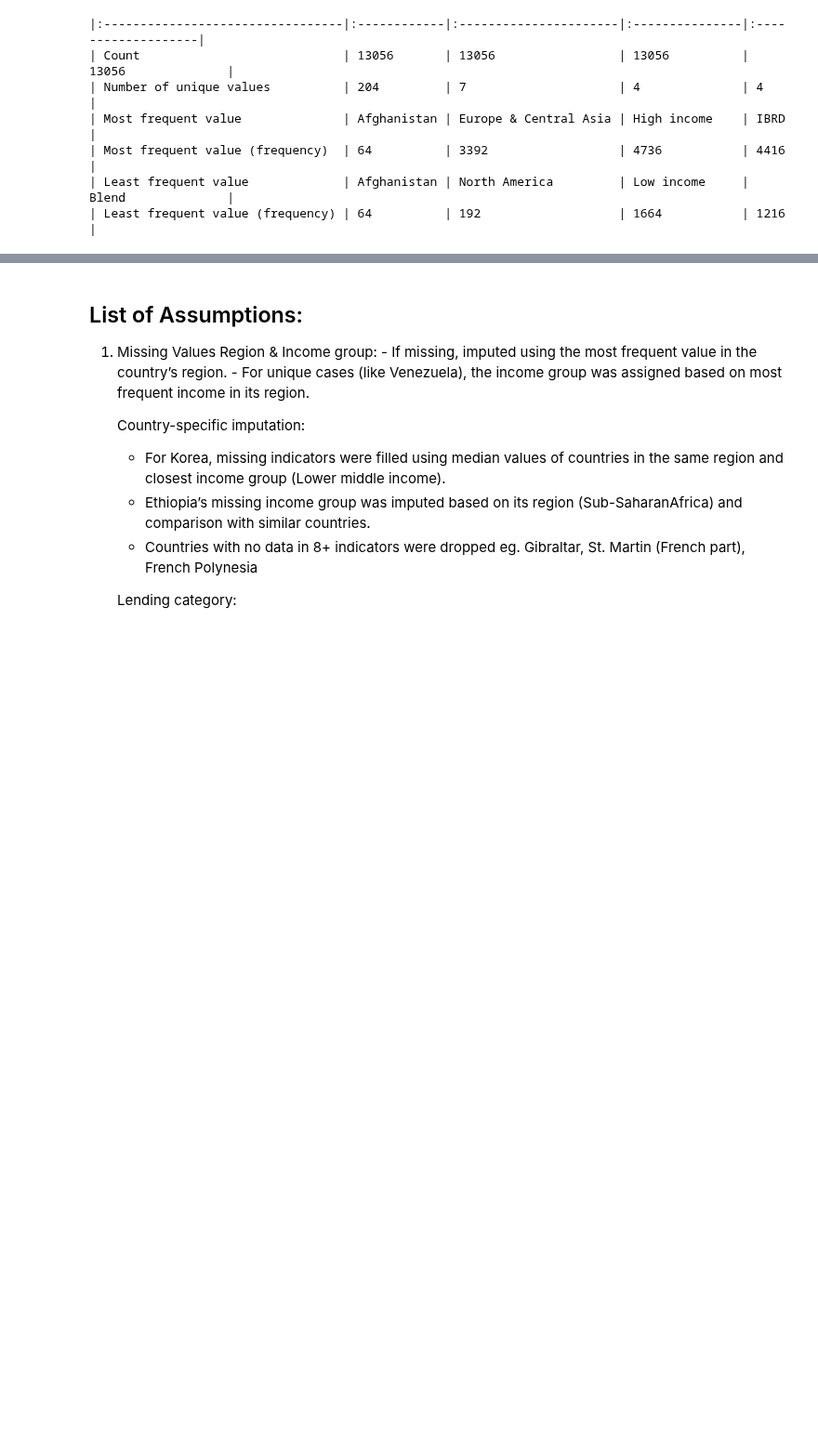
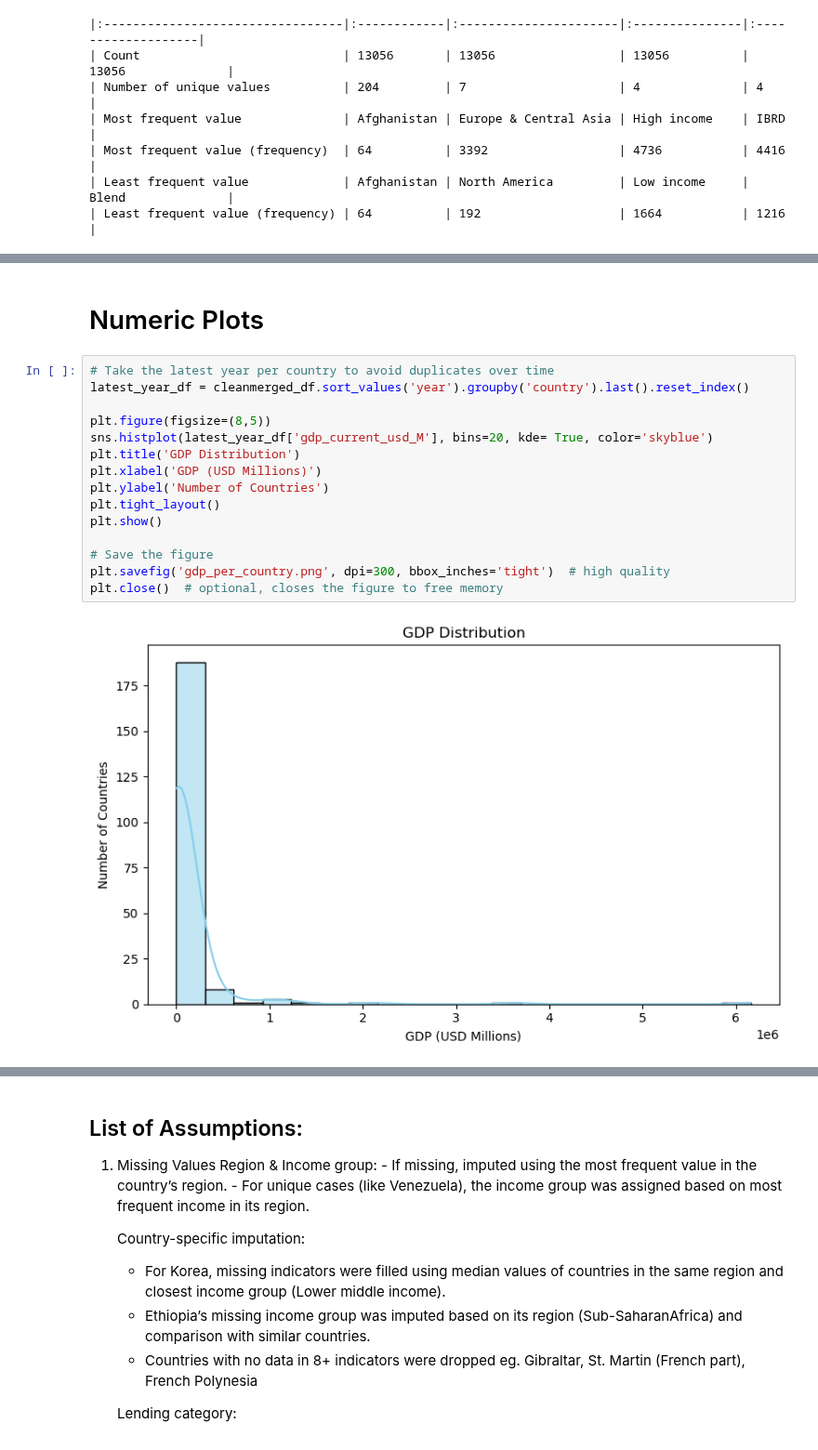
Before and after one commit to StefanFSmid/ASDA_2025_Group_3_Porfolio, a Jupyter notebook: notebooks/week_05_group_3_notebook.ipynb, the cells around one changed output, grey strips where cells are left out. Shown at 93% size. Saved outputs shown, nothing was run; the diff lists cells and outputs as text; blank space fills up the shorter version.

```diff
--- a/notebooks/week_05_group_3_notebook.ipynb
+++ b/notebooks/week_05_group_3_notebook.ipynb
@@ -1462,0 +1512,19 @@ print(cat_summary_table.to_markdown())
+# %% [markdown]
+# Numeric Plots
+# %%
+# Take the latest year per country to avoid duplicates over time
+latest_year_df = cleanmerged_df.sort_values('year').groupby('country').last().reset_index()
+
+plt.figure(figsize=(8,5))
+sns.histplot(latest_year_df['gdp_current_usd_M'], bins=20, kde= True, color='skyblue')
+plt.title('GDP Distribution')
+plt.xlabel('GDP (USD Millions)')
+plt.ylabel('Number of Countries')
+plt.tight_layout()
+plt.show()
+
+# Save the figure
+plt.savefig('gdp_per_country.png', dpi=300, bbox_inches='tight')  # high quality
+plt.close()  # optional, closes the figure to free memory
+# %% [output]
+[figure, added]
```
Also changed, not shown: parts of 10 cells of this notebook.
